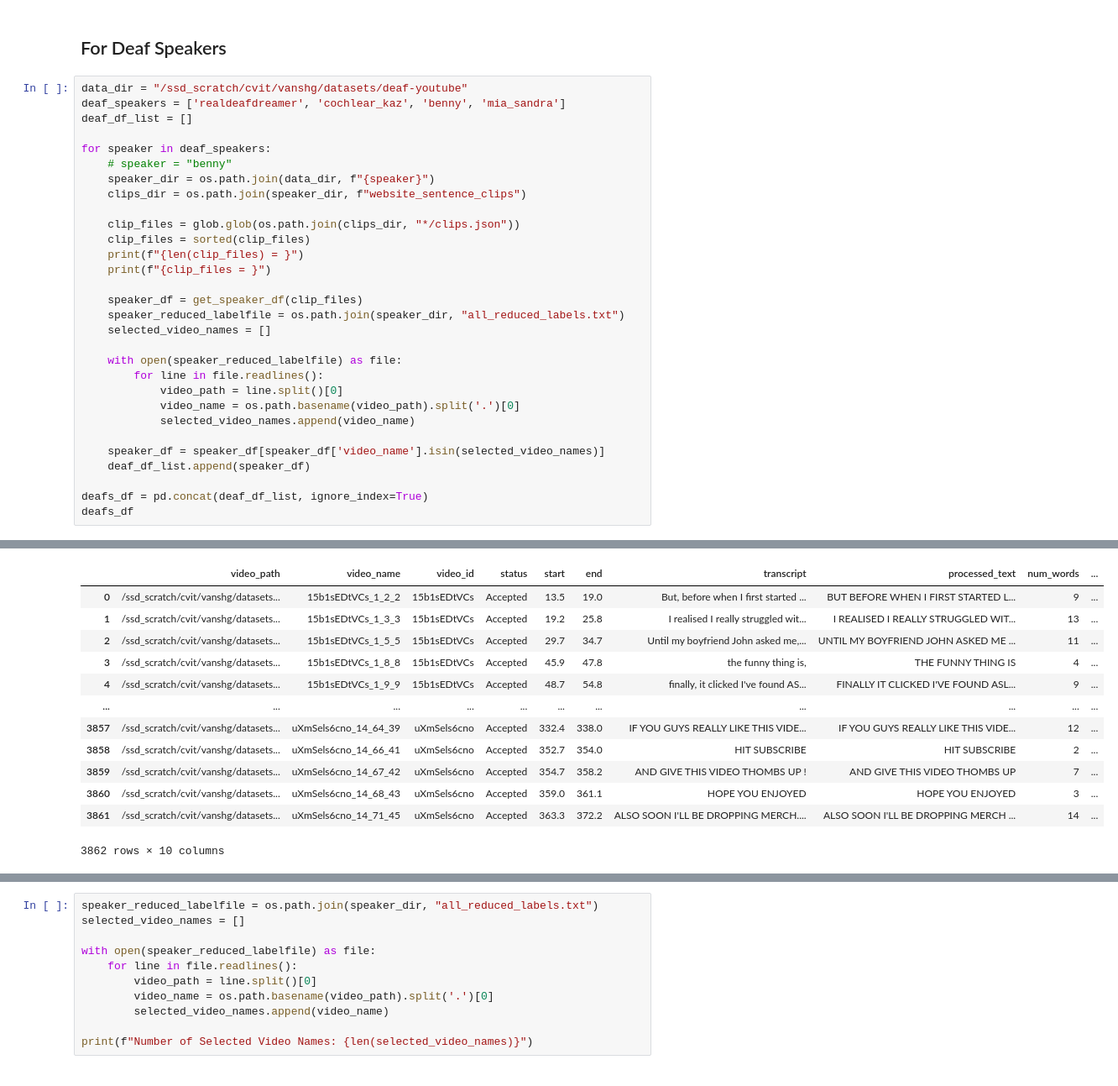
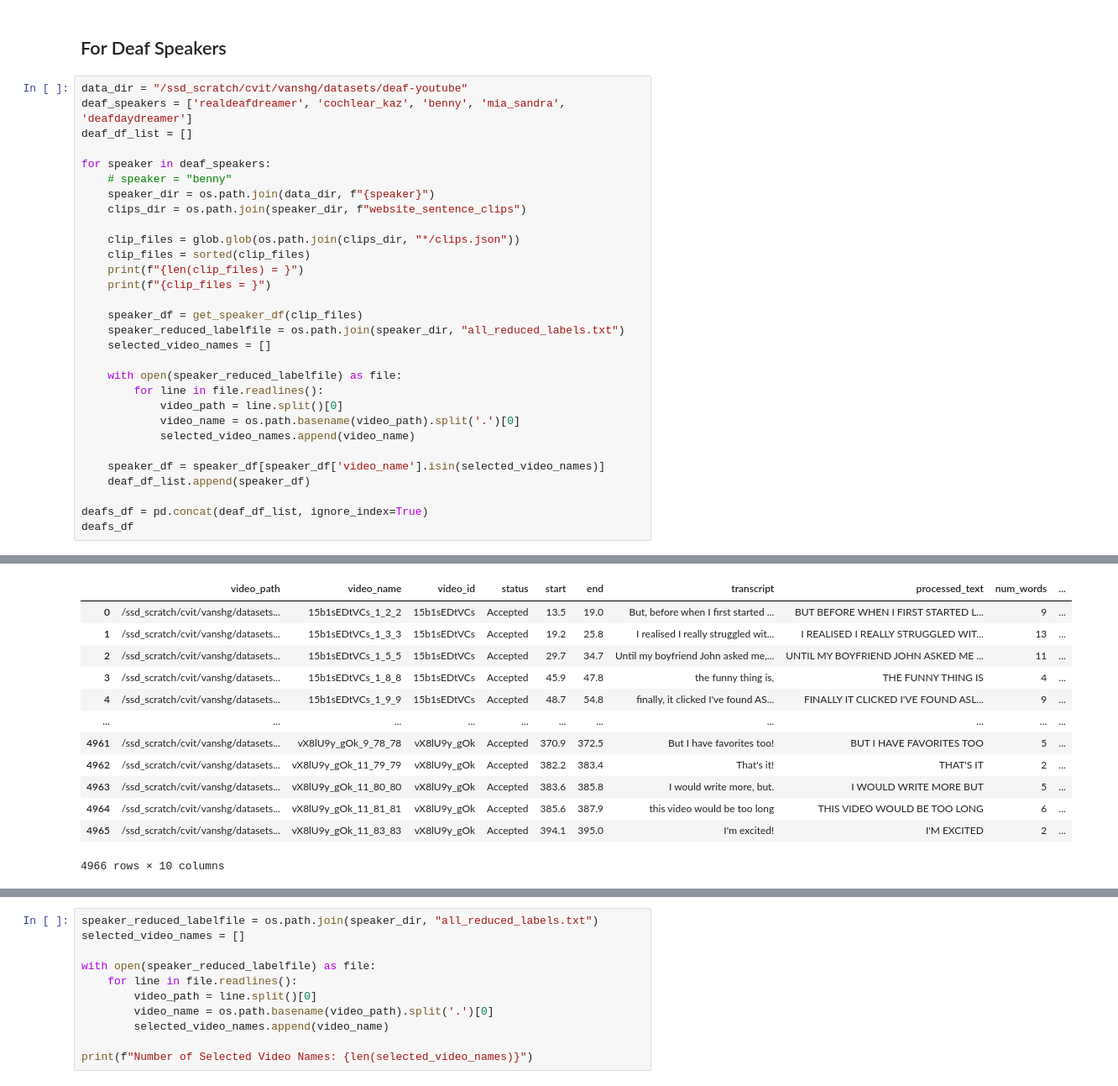
Before and after one commit to vanshg1729/auto_avsr, a Jupyter notebook: analysis/final_plots.ipynb, the cells around one changed output, grey strips where cells are left out. Shown at 84% size. Drawn from its saved outputs; the diff is of its cells as text.

```diff
--- a/analysis/final_plots.ipynb
+++ b/analysis/final_plots.ipynb
@@ -39,7 +39,7 @@ def process_text(text):
 ## For Deaf Speakers
 # %%
 data_dir = "/ssd_scratch/cvit/vanshg/datasets/deaf-youtube"
-deaf_speakers = ['realdeafdreamer', 'cochlear_kaz', 'benny', 'mia_sandra']
+deaf_speakers = ['realdeafdreamer', 'cochlear_kaz', 'benny', 'mia_sandra', 'deafdaydreamer']
 deaf_df_list = []
 
 for speaker in deaf_speakers:
@@ -79,13 +81,13 @@ clip_files = ['/ssd_scratch/cvit/vanshg/datasets/deaf-youtube/mia_sandra/website
 |  | video_path | video_name | video_id | status | start | end | transcript | processed_text | num_words | ... |
 | 0 | /ssd_scratch/cvit/vanshg/datasets... | 15b1sEDtVCs_1_2_2 | 15b1sEDtVCs | Accepted | 13.5 | 19.0 | But, before when I first started ... | BUT BEFORE WHEN I FIRST STARTED L... | 9 | ... |
 | 1 | /ssd_scratch/cvit/vanshg/datasets... | 15b1sEDtVCs_1_3_3 | 15b1sEDtVCs | Accepted | 19.2 | 25.8 | I realised I really struggled wit... | I REALISED I REALLY STRUGGLED WIT... | 13 | ... |
 | 2 | /ssd_scratch/cvit/vanshg/datasets... | 15b1sEDtVCs_1_5_5 | 15b1sEDtVCs | Accepted | 29.7 | 34.7 | Until my boyfriend John asked me,... | UNTIL MY BOYFRIEND JOHN ASKED ME ... | 11 | ... |
 | 3 | /ssd_scratch/cvit/vanshg/datasets... | 15b1sEDtVCs_1_8_8 | 15b1sEDtVCs | Accepted | 45.9 | 47.8 | the funny thing is, | THE FUNNY THING IS | 4 | ... |
 | 4 | /ssd_scratch/cvit/vanshg/datasets... | 15b1sEDtVCs_1_9_9 | 15b1sEDtVCs | Accepted | 48.7 | 54.8 | finally, it clicked I've found AS... | FINALLY IT CLICKED I'VE FOUND ASL... | 9 | ... |
 | ... | ... | ... | ... | ... | ... | ... | ... | ... | ... | ... |
-| 3857 | /ssd_scratch/cvit/vanshg/datasets... | uXmSels6cno_14_64_39 | uXmSels6cno | Accepted | 332.4 | 338.0 | IF YOU GUYS REALLY LIKE THIS VIDE... | IF YOU GUYS REALLY LIKE THIS VIDE... | 12 | ... |
-| 3858 | /ssd_scratch/cvit/vanshg/datasets... | uXmSels6cno_14_66_41 | uXmSels6cno | Accepted | 352.7 | 354.0 | HIT SUBSCRIBE | HIT SUBSCRIBE | 2 | ... |
-| 3859 | /ssd_scratch/cvit/vanshg/datasets... | uXmSels6cno_14_67_42 | uXmSels6cno | Accepted | 354.7 | 358.2 | AND GIVE THIS VIDEO THOMBS UP ! | AND GIVE THIS VIDEO THOMBS UP | 7 | ... |
-| 3860 | /ssd_scratch/cvit/vanshg/datasets... | uXmSels6cno_14_68_43 | uXmSels6cno | Accepted | 359.0 | 361.1 | HOPE YOU ENJOYED | HOPE YOU ENJOYED | 3 | ... |
-| 3861 | /ssd_scratch/cvit/vanshg/datasets... | uXmSels6cno_14_71_45 | uXmSels6cno | Accepted | 363.3 | 372.2 | ALSO SOON I'LL BE DROPPING MERCH.... | ALSO SOON I'LL BE DROPPING MERCH ... | 14 | ... |
+| 4961 | /ssd_scratch/cvit/vanshg/datasets... | vX8lU9y_gOk_9_78_78 | vX8lU9y_gOk | Accepted | 370.9 | 372.5 | But I have favorites too! | BUT I HAVE FAVORITES TOO | 5 | ... |
+| 4962 | /ssd_scratch/cvit/vanshg/datasets... | vX8lU9y_gOk_11_79_79 | vX8lU9y_gOk | Accepted | 382.2 | 383.4 | That's it! | THAT'S IT | 2 | ... |
+| 4963 | /ssd_scratch/cvit/vanshg/datasets... | vX8lU9y_gOk_11_80_80 | vX8lU9y_gOk | Accepted | 383.6 | 385.8 | I would write more, but. | I WOULD WRITE MORE BUT | 5 | ... |
+| 4964 | /ssd_scratch/cvit/vanshg/datasets... | vX8lU9y_gOk_11_81_81 | vX8lU9y_gOk | Accepted | 385.6 | 387.9 | this video would be too long | THIS VIDEO WOULD BE TOO LONG | 6 | ... |
+| 4965 | /ssd_scratch/cvit/vanshg/datasets... | vX8lU9y_gOk_11_83_83 | vX8lU9y_gOk | Accepted | 394.1 | 395.0 | I'm excited! | I'M EXCITED | 2 | ... |
-3862 rows × 10 columns
+4966 rows × 10 columns
```
Also changed, not shown: parts of 5 cells of this notebook, 20 other files.
